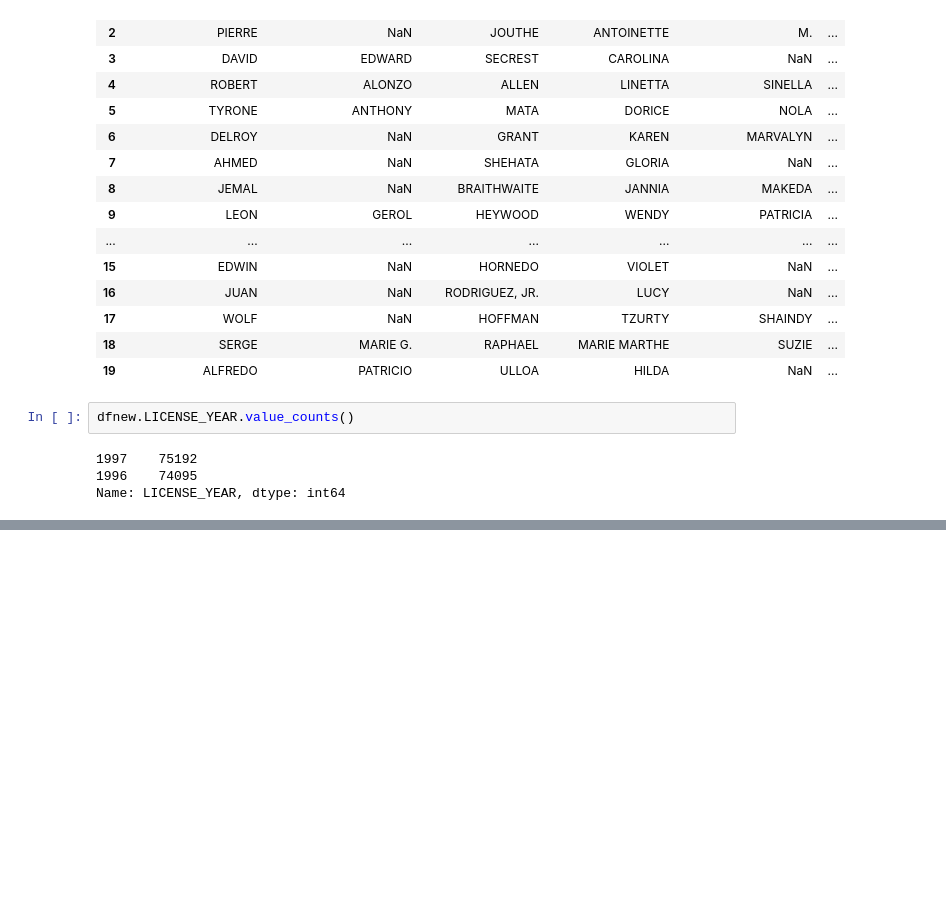
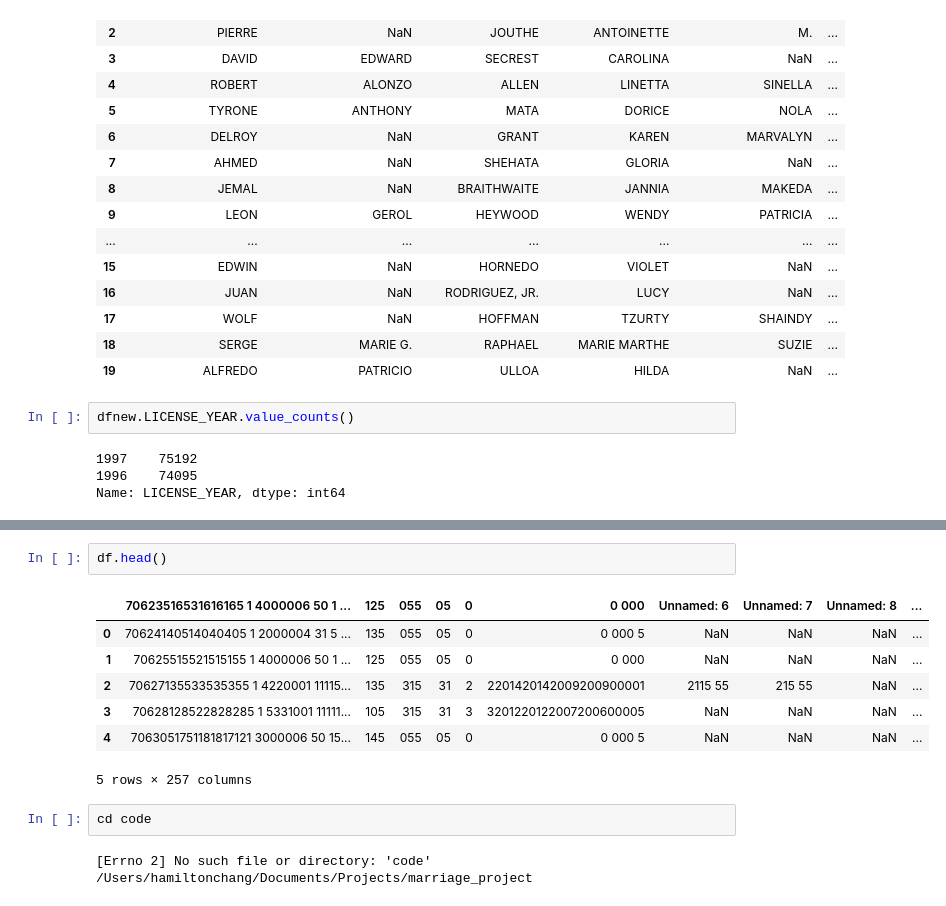
Before and after one commit to hamiltonchangcodes/marriage_project, a Jupyter notebook: marriage_eda.ipynb, the cells around one changed output, grey strips where cells are left out. Drawn from its saved outputs; the diff is of its cells as text; blank space fills up the shorter version.

```diff
--- a/marriage_eda.ipynb
+++ b/marriage_eda.ipynb
@@ -91,0 +131,15 @@ Name: LICENSE_YEAR, dtype: int64
+# %%
+df.head()
+# %% [output]
+|  | 70623516531616165 1 4000006 50 1 ... | 125 | 055 | 05 | 0 | 0 000 | Unnamed: 6 | Unnamed: 7 | Unnamed: 8 | ... |
+| 0 | 70624140514040405 1 2000004 31 5 ... | 135 | 055 | 05 | 0 | 0 000 5 | NaN | NaN | NaN | ... |
+| 1 | 70625515521515155 1 4000006 50 1 ... | 125 | 055 | 05 | 0 | 0 000 | NaN | NaN | NaN | ... |
+| 2 | 70627135533535355 1 4220001 11115... | 135 | 315 | 31 | 2 | 2201420142009200900001 | 2115 55 | 215 55 | NaN | ... |
+| 3 | 70628128522828285 1 5331001 11111... | 105 | 315 | 31 | 3 | 3201220122007200600005 | NaN | NaN | NaN | ... |
+| 4 | 7063051751181817121 3000006 50 15... | 145 | 055 | 05 | 0 | 0 000 5 | NaN | NaN | NaN | ... |
+5 rows × 257 columns
+# %%
+cd code
+# %% [output]
+[Errno 2] No such file or directory: 'code'
+/Users/hamiltonchang/Documents/Projects/marriage_project
```
Also changed, not shown: parts of 5 cells of this notebook, 2 other files.
